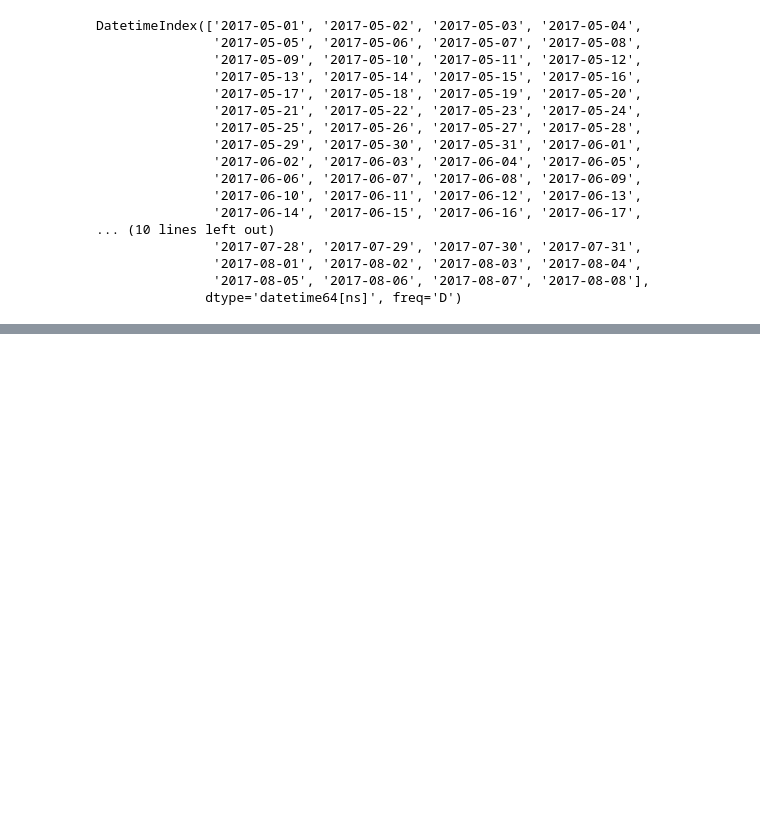
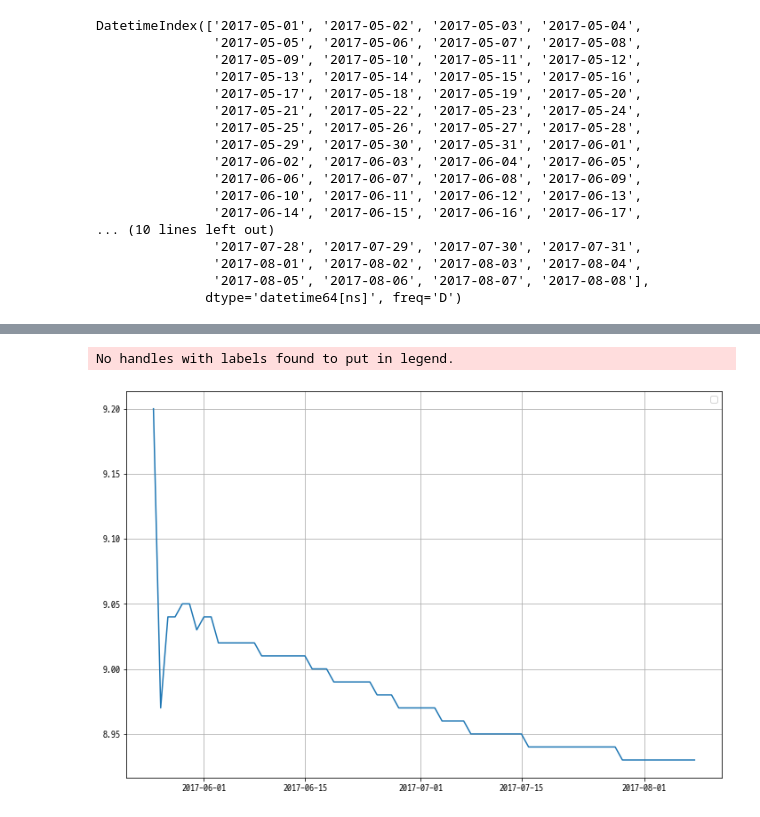
Before and after one commit to Daikoku1/Daikoku_Python, a Jupyter notebook: 엘리스아카데미/파이썬으로 데이터 주무르기/03. Naver movie Rank.ipynb, the cells around one changed output, grey strips where cells are left out. Drawn from its saved outputs; the diff is of its cells as text; code cells hidden in the pictures; blank space fills up the shorter version.

```diff
--- a/엘리스아카데미/파이썬으로 데이터 주무르기/03. Naver movie Rank.ipynb
+++ b/엘리스아카데미/파이썬으로 데이터 주무르기/03. Naver movie Rank.ipynb
@@ -156,26 +156,6 @@ DatetimeIndex(['2017-05-01', '2017-05-02', '2017-05-03', '2017-05-04',
                '2017-08-01', '2017-08-02', '2017-08-03', '2017-08-04',
                '2017-08-05', '2017-08-06', '2017-08-07', '2017-08-08'],
               dtype='datetime64[ns]', freq='D')
-# %%
-import urllib
-from tqdm.notebook import tqdm
-
-movie_date = []
-movie_name = []
-movie_point = []
-
-for today in date:
-    html = "http://movie.naver.com/" + \
-                                    "movie/sdb/rank/rmovie.nhn?sel=cur&date={date}"
-    response = urlopen(html.format(date=
-                                   urllib.parse.quote(today.strftime('%Y%m%d'))))
-    soup = BeautifulSoup(response, "html.parser")
-
-    end = len(soup.find_all('td', 'point'))
-
-    movie_date.extend([today for n in range(0, end)])
-    movie_name.extend([soup.find_all('div', 'tit5')[n].a.string for n in range(0, end)])
-    movie_point.extend([soup.find_all('td', 'point')[n].string for n in range(0, end)])
 # %%
 import urllib
 from tqdm.notebook import tqdm
@@ -200,0 +183,4 @@ ImportError: IProgress not found. Please update jupyter and ipywidgets. See http
+# %%
+movie = pd.DataFrame({'date':movie_date, 'name':movie_name,
+                                      'point':movie_point})
+movie.head()
@@ -200,0 +207,3 @@ ImportError: IProgress not found. Please update jupyter and ipywidgets. See http
+# %%
+movie['point'] = movie['point'].astype(float)
+movie.info()
@@ -200,0 +233,3 @@ ImportError: IProgress not found. Please update jupyter and ipywidgets. See http
+# %%
+tmp = movie[movie['name'] == "노무현입니다"]
+tmp
@@ -200,0 +250,12 @@ ImportError: IProgress not found. Please update jupyter and ipywidgets. See http
+# %%
+import matplotlib.pyplot as plt
+%matplotlib inline
+
+plt.figure(figsize=(12,8))
+plt.plot(tmp['date'], tmp['point'])
+plt.legend(loc='best')
+plt.grid()
+plt.show()
+# %% [output]
+No handles with labels found to put in legend.
+[figure, added]
```
Also changed, not shown: parts of 11 cells of this notebook.
